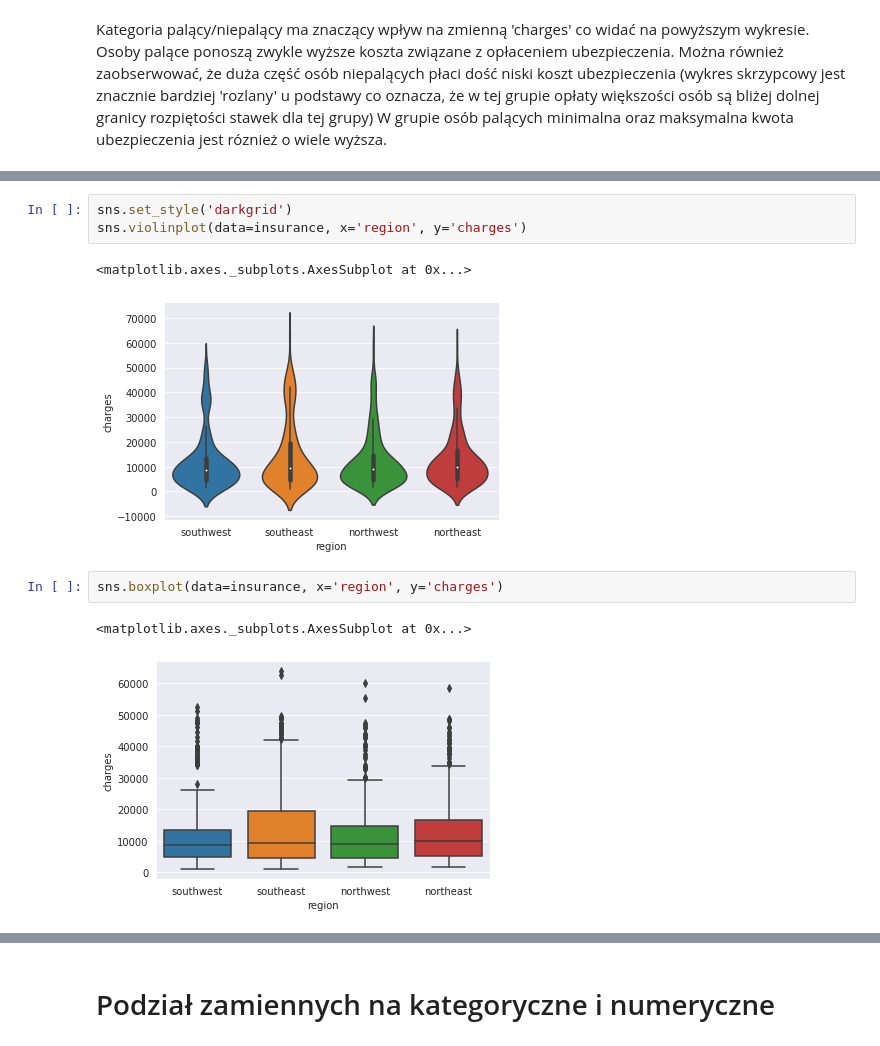
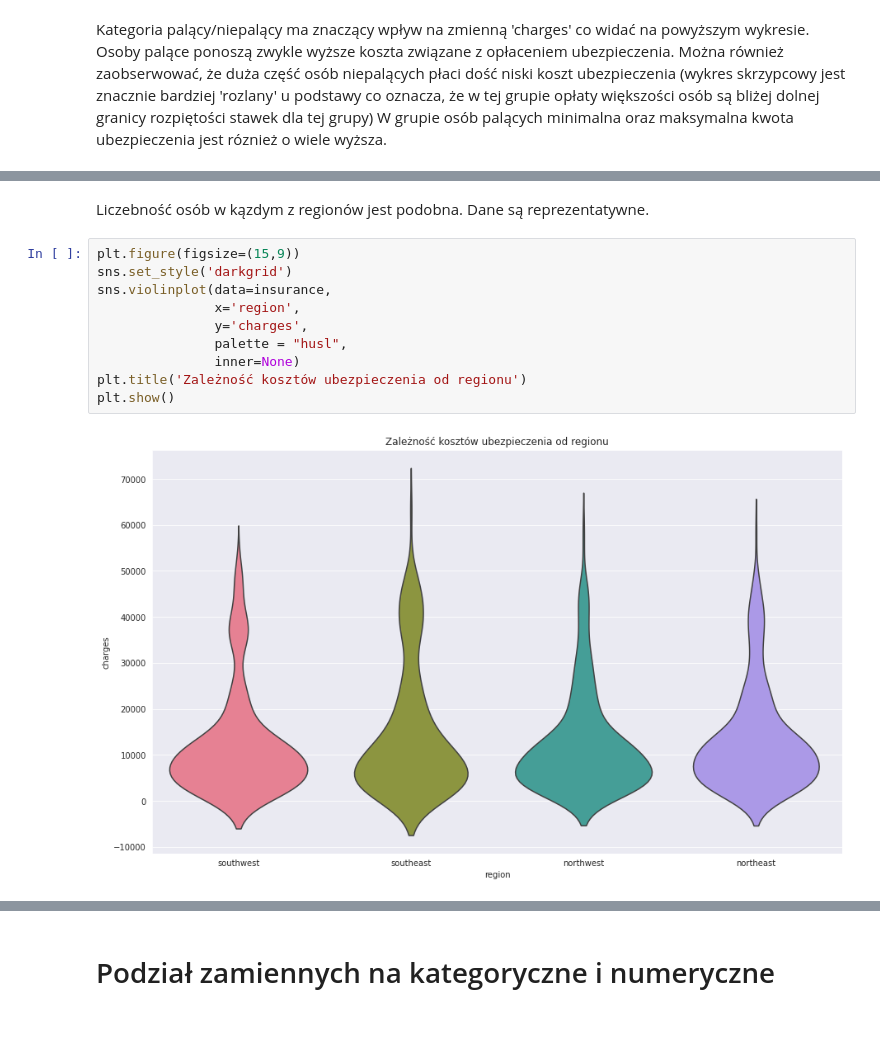
Before and after one commit to nataliasiennicka/cena_ubezpieczenia, a Jupyter notebook: cena_ubezpieczenia.ipynb, the cells around one changed output, grey strips where cells are left out. Saved outputs shown, nothing was run; the diff lists cells and outputs as text.

```diff
--- a/cena_ubezpieczenia.ipynb
+++ b/cena_ubezpieczenia.ipynb
@@ -282,11 +291,14 @@ Kategoria palący/niepalący ma znaczący wpływ na zmienną 'charges' co widać
+# %% [markdown]
+Liczebność osób w kązdym z regionów jest podobna. Dane są reprezentatywne.
 # %%
+plt.figure(figsize=(15,9))
 sns.set_style('darkgrid')
-sns.violinplot(data=insurance, x='region', y='charges')
+sns.violinplot(data=insurance,
+               x='region',
+               y='charges',
+               palette = "husl",
+               inner=None)
+plt.title('Zależność kosztów ubezpieczenia od regionu')
+plt.show()
 # %% [output]
-<matplotlib.axes._subplots.AxesSubplot at 0x...>
-[figure, old version]
+[figure, new version]
-# %%
-sns.boxplot(data=insurance, x='region', y='charges')
-# %% [output]
-<matplotlib.axes._subplots.AxesSubplot at 0x...>
-[figure, removed]
```
Also changed, not shown: parts of 16 cells of this notebook.
